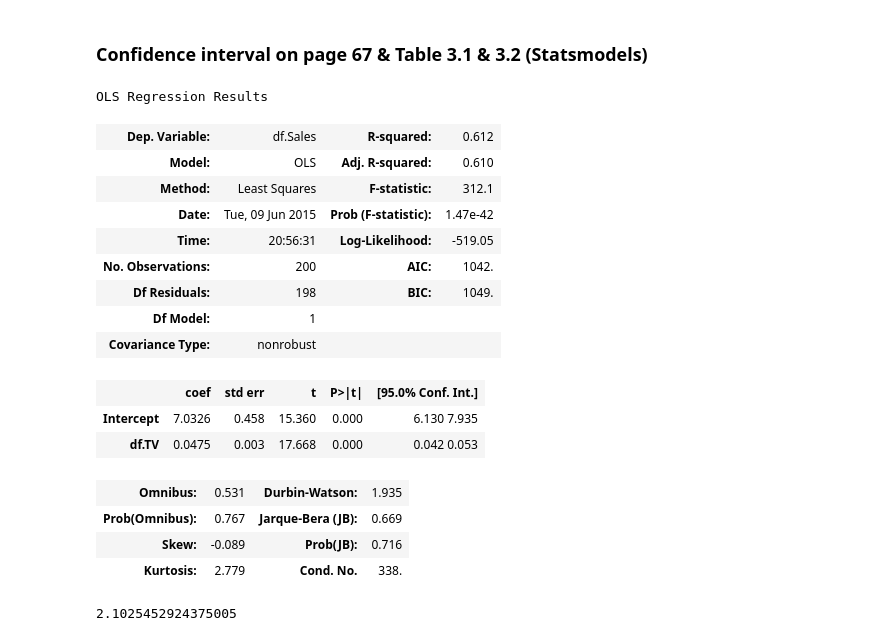
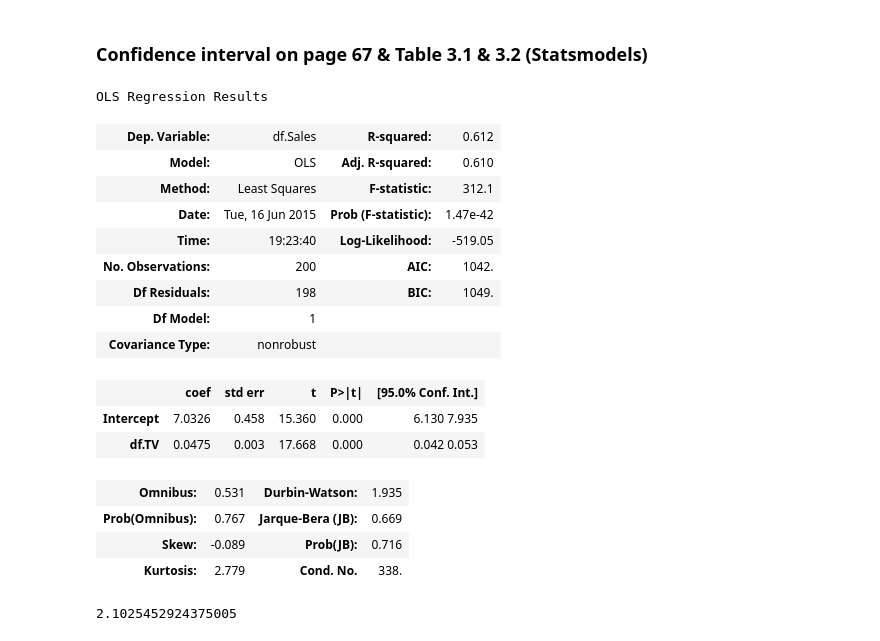
Before and after one commit to JWarmenhoven/ISLR-python, a Jupyter notebook: Chapter 3.ipynb, the cells around one changed output. Cells and saved outputs as stored; diff of their text form; code cells hidden in the pictures.

```diff
--- a/Chapter 3.ipynb
+++ b/Chapter 3.ipynb
@@ -133,14 +134,14 @@ for ax in fig.axes:
 ### Confidence interval on page 67 & Table 3.1 & 3.2 (Statsmodels)
 # %%
 est = smf.ols('df.Sales ~ df.TV', df).fit()
-est.summary()§
+est.summary()
 # %% [output]
 OLS Regression Results
 | Dep. Variable: | df.Sales | R-squared: | 0.612 |
 | Model: | OLS | Adj. R-squared: | 0.610 |
 | Method: | Least Squares | F-statistic: | 312.1 |
-| Date: | Tue, 09 Jun 2015 | Prob (F-statistic): | 1.47e-42 |
-| Time: | 20:56:31 | Log-Likelihood: | -519.05 |
+| Date: | Tue, 16 Jun 2015 | Prob (F-statistic): | 1.47e-42 |
+| Time: | 19:23:40 | Log-Likelihood: | -519.05 |
 | No. Observations: | 200 | AIC: | 1042. |
 | Df Residuals: | 198 | BIC: | 1049. |
 | Df Model: | 1 |  |  |
```
Also changed, not shown: parts of 20 cells of this notebook, 1 other file.
